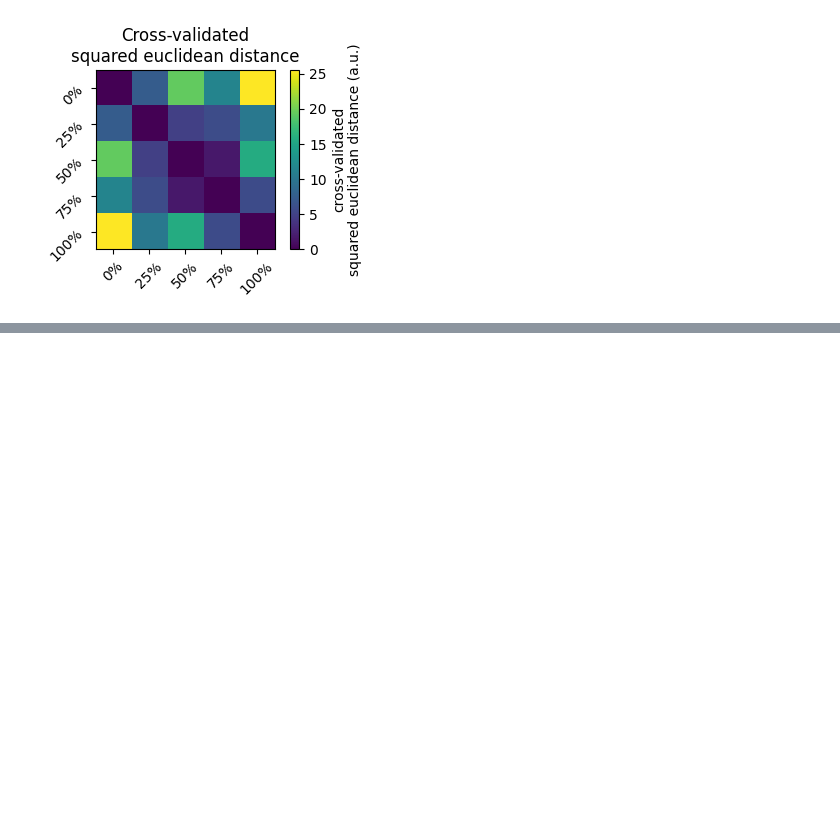
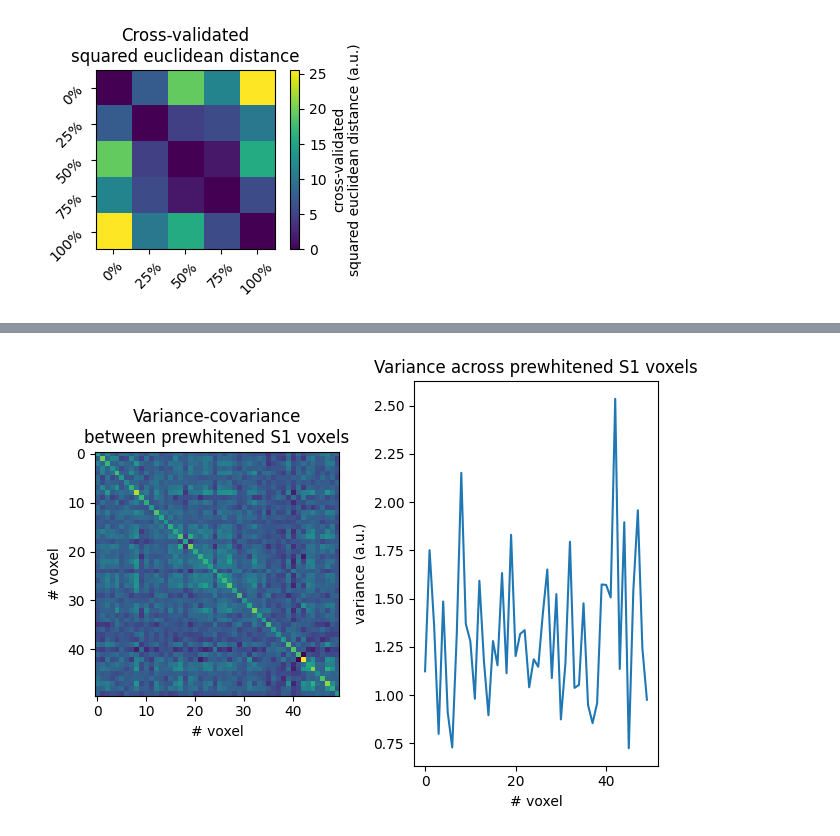
Before and after one commit to mnlmrc/didactic, a Jupyter notebook: rsa.ipynb, the cells around one changed output, grey strips where cells are left out. Cells and saved outputs as stored; diff of their text form; code cells hidden in the pictures; blank space fills up the shorter version.

```diff
--- a/rsa.ipynb
+++ b/rsa.ipynb
@@ -161,0 +227,22 @@ plt.xlim((-30, 80))
+# %%
+Y_prewhitened = Y / np.sqrt(ResMS)
+
+cov_prewhitened = np.cov(Y_prewhitened[:, :50].T)
+
+fig, ax = plt.subplots(1, 2)
+
+ax[0].imshow(cov_prewhitened)
+ax[0].set_xlabel('# voxel')
+ax[0].set_ylabel('# voxel')
+ax[0].set_title('Variance-covariance\nbetween prewhitened S1 voxels')
+# ax[0].set_colorbar(label='covariance')
+
+ax[1].plot(np.diag(cov_prewhitened))
+ax[1].set_ylabel('variance (a.u.)')
+ax[1].set_xlabel('# voxel')
+ax[1].set_title('Variance across prewhitened S1 voxels')
+
+fig.tight_layout()
+plt.show()
+# %% [output]
+[figure, added]
```
Also changed, not shown: parts of 14 cells of this notebook, 2 other files.
